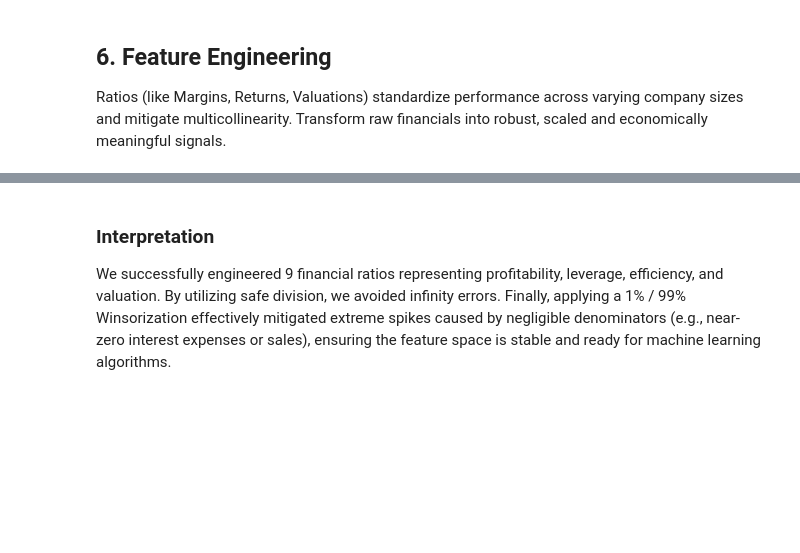
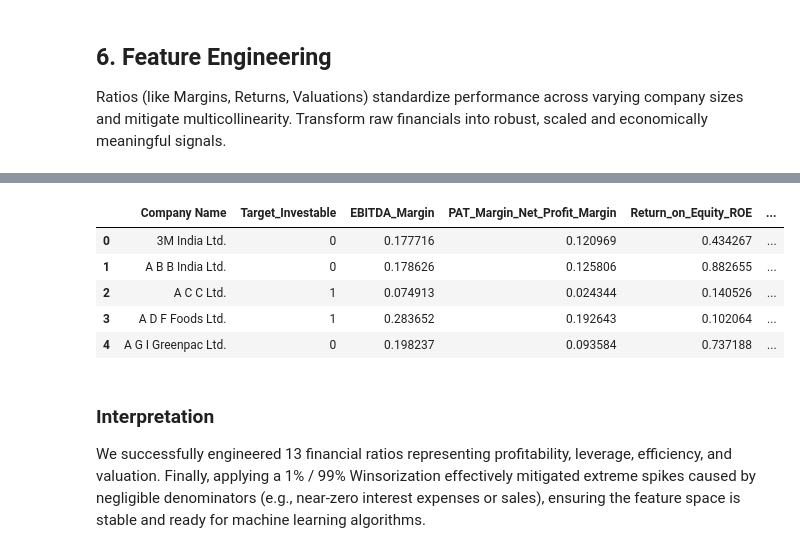
Before and after one commit to GunjanRoy4224/equity-classification-ml, a Jupyter notebook: Assignment 3/WIDS_Equity_Classification.ipynb, the cells around one changed output, grey strips where cells are left out. Saved outputs shown, nothing was run; the diff lists cells and outputs as text; code cells hidden in the pictures; blank space fills up the shorter version.

```diff
--- a/Assignment 3/WIDS_Equity_Classification.ipynb
+++ b/Assignment 3/WIDS_Equity_Classification.ipynb
@@ -341,4 +394,8 @@ KeyError: "['Target'] not found in axis"
 # %% [markdown]
 ## 6. Feature Engineering
 Ratios (like Margins, Returns, Valuations) standardize performance across varying company sizes and mitigate multicollinearity. Transform raw financials into robust, scaled and economically meaningful signals.
+# %%
+# Load selected metrics from Assignment 1
+metrics_df = pd.read_csv(r'../Assignment 1/filtered_metrics4model.csv')
+selected_metrics = metrics_df["Metric"].tolist()
 # %%
@@ -403,3 +502,33 @@ display(df_fe[['Company Name', 'Target_Investable'] + engineered_features].head(
+# %%
+# Missing Value Imputation
+
+for col in engineered_features:
+    df_fe[col] = (
+        df_fe.groupby("Industry group")[col]
+             .transform(lambda x: x.fillna(x.median()))
+    )
+    df_fe[col] = df_fe[col].fillna(df_fe[col].median())
+
+# Winsorization (1st-99th percentile)
+
+for col in engineered_features:
+
+    lower = df_fe[col].quantile(0.01)
+    upper = df_fe[col].quantile(0.99)
+
+    df_fe[col] = df_fe[col].clip(lower, upper)
+
+# Saving Engineered Dataset
+
+df_fe.to_csv("engineered_features.csv", index=False)
+display(df_fe[["Company Name", "Target_Investable"] + engineered_features].head())
+# %% [output]
+|  | Company Name | Target_Investable | EBITDA_Margin | PAT_Margin_Net_Profit_Margin | Return_on_Equity_ROE | ... |
+| 0 | 3M India Ltd. | 0 | 0.177716 | 0.120969 | 0.434267 | ... |
+| 1 | A B B India Ltd. | 0 | 0.178626 | 0.125806 | 0.882655 | ... |
+| 2 | A C C Ltd. | 1 | 0.074913 | 0.024344 | 0.140526 | ... |
+| 3 | A D F Foods Ltd. | 1 | 0.283652 | 0.192643 | 0.102064 | ... |
+| 4 | A G I Greenpac Ltd. | 0 | 0.198237 | 0.093584 | 0.737188 | ... |
 # %% [markdown]
 ### Interpretation
-We successfully engineered 9 financial ratios representing profitability, leverage, efficiency, and valuation. By utilizing safe division, we avoided infinity errors. Finally, applying a 1% / 99% Winsorization effectively mitigated extreme spikes caused by negligible denominators (e.g., near-zero interest expenses or sales), ensuring the feature space is stable and ready for machine learning algorithms.
+We successfully engineered 13 financial ratios representing profitability, leverage, efficiency, and valuation. Finally, applying a 1% / 99% Winsorization effectively mitigated extreme spikes caused by negligible denominators (e.g., near-zero interest expenses or sales), ensuring the feature space is stable and ready for machine learning algorithms.
```
Also changed, not shown: parts of 5 cells of this notebook, 3 other files.
